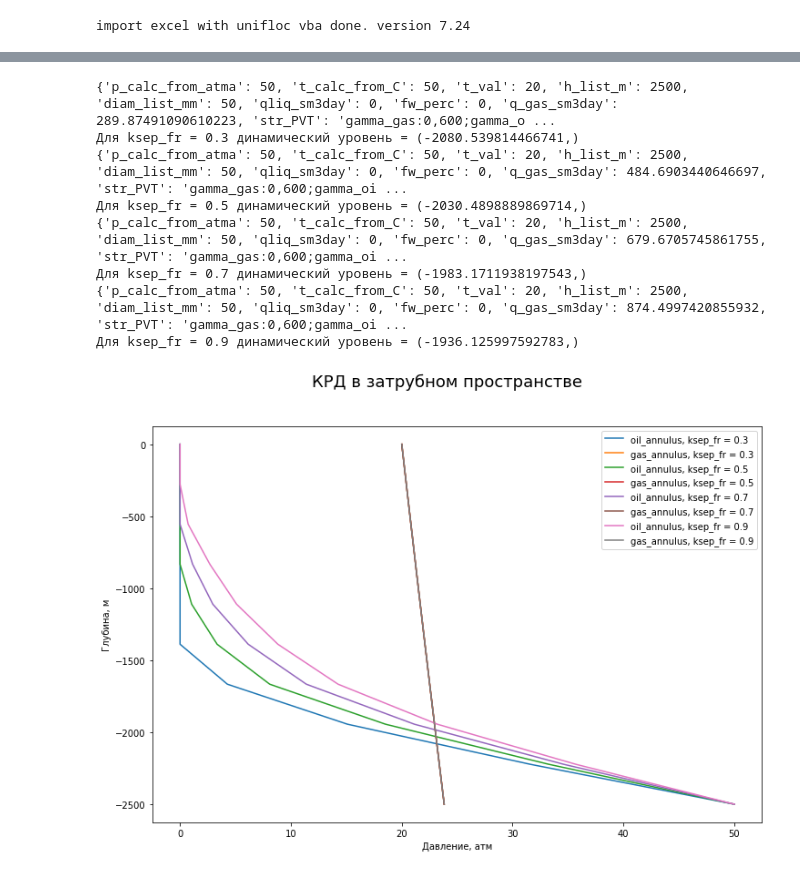
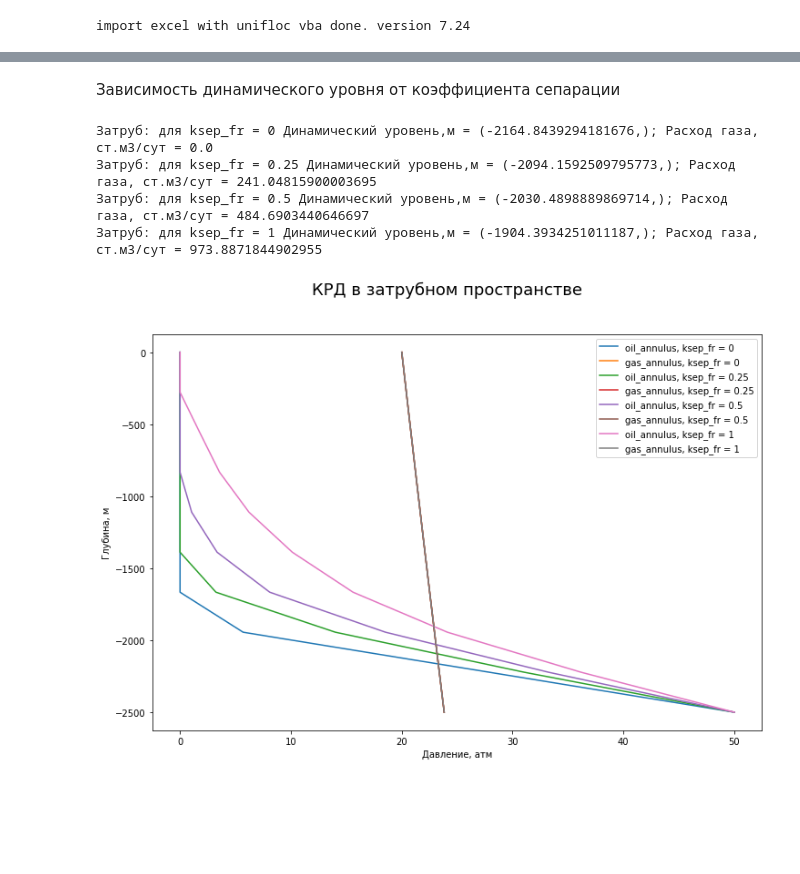
Before and after one commit to unifloc/unifloc_vba, a Jupyter notebook: examples_python/ex075.MF_Hdyn.ipynb, the cells around one changed output, grey strips where cells are left out. Saved outputs shown, nothing was run; the diff lists cells and outputs as text; code cells hidden in the pictures; blank space fills up the shorter version.

Commit message:
завершение работы над ex075.MF_Hdyn.ipynb

```diff
--- a/examples_python/ex075.MF_Hdyn.ipynb
+++ b/examples_python/ex075.MF_Hdyn.ipynb
@@ -101,3 +84,0 @@ r = covert_vba_result(vba_result,2)
-# %%
-for i in r.columns:
-    print(i, end = ', ')
@@ -224,40 +271,62 @@ def calc_annulus_with_sep(pvt_str_data_oil_annulus, pipeline_data_oil_annulus,
 # %%
 def sense_annulus(pipeline_data, pvt_str_data, parameter_sense,
-                  range_sense, pvt_edit=False, p_calc_annulus_atma=20):
+                  range_sense, pvt_edit=False, p_calc_annulus_atma=20, debug_mode=False):
+    """
+    Функция для анализа чуствительности при расчете затрубного пространства
+    pipeline_data: данные по потоку в НКТ, при этом
+        diam_list_mm - гидравлический диаметр затрубного пространства
+        qliq_sm3day - дебит жидкости на поверхности
+        fw_perc - обводненность
+    parameter_sense - ключ для параметра чувствительности
+    range_sense - диапазон изменения параметр
+    pvt_edit - флаг, если False, то parameter_sense для pipeline_data
+                        если True, то parameter_sense для pvt_str_data
+    p_calc_annulus_atma - давление в затрубе (примерно равно линейному)
+    """
+    if debug_mode:
+        print('\nlevel3: sense_annulus init \npvt_str_data, pipeline_data')
+        print(pvt_str_data)
+        print(pipeline_data)
 
     fig = plt.figure()
 
-    for i in range_sense:
+    for i in range_sense: #будем последовательно менять либо PVT свойства либо свойства потока
         if pvt_edit:
             pvt_str_data[parameter_sense] = i
             pipeline_data['str_PVT'] = UniflocVBA.PVT_encode_string(**pvt_str_data)
         else:
             pipeline_data[parameter_sense] = i
 
-
+        #создадим словарь PVT свойств для затрубного пространства
         pvt_str_data_oil_annulus = pvt_str_data.copy()
         pvt_str_data_oil_annulus['ksep_fr'] = 0
         pvt_str_data_oil_annulus['p_ksep_atma'] = -1
         pvt_str_data_oil_annulus['t_ksep_C'] = -1
-
-
+        #создадим словарь общих данных для затрубного пространства
         pipeline_data_oil_annulus = pipeline_data.copy()
         pipeline_data_oil_annulus['qliq_sm3day'] = 0
         pipeline_data_oil_annulus['fw_perc'] = 0
         pipeline_data_oil_annulus['str_PVT'] = UniflocVBA.PVT_encode_string(**pvt_str_data_oil_annulus)
 
-        vba_result_oil_annulus, vba_result_gas_annulus, this_hdyn_m = calc_annulus_with_sep(pvt_str_data_oil_annulus,
+        if debug_mode:
+            print('\nlevel2: sense_annulus \npvt_str_data_oil_annulus, pipeline_data_oil_annulus')
+            print(pvt_str_data_oil_annulus)
+            print(pipeline_data_oil_annulus)
+        #найдем динамический уровень
+        vba_result_oil_annulus, vba_result_gas_annulus, this_hdyn_m, qgas_m3day = calc_annulus_with_sep(pvt_str_data_oil_annulus,
                                                                                             pipeline_data_oil_annulus,
                                                                                             p_calc_annulus_atma,
                                                                                             pvt_str_data['ksep_fr'],
                                                                                             pipeline_data['qliq_sm3day'],
-                                                                                            pipeline_data['fw_perc'])
+                                                                                            pipeline_data['fw_perc'],
+                                                                                                       debug_mode)
+        #построим графики
         plt.plot(vba_result_oil_annulus['p,atma'], vba_result_oil_annulus.index * (-1),
                  label = f"oil_annulus, {parameter_sense} = {i}")
         plt.plot(vba_result_gas_annulus['p,atma'], vba_result_gas_annulus.index * (-1),
                  label = f"gas_annulus, {parameter_sense} = {i}")
 
-        print(f"Для {parameter_sense} = {i} динамический уровень = {this_hdyn_m}")
+        print(f"Затруб: для {parameter_sense} = {i} Динамический уровень,м = {this_hdyn_m}; Расход газа, ст.м3/сут = {qgas_m3day}")
 
 
     plt.legend(loc='upper right')
@@ -301,12 +389,10 @@ pipeline_data = {"p_calc_from_atma": 50,
+# %% [markdown]
+Зависимость динамического уровня от коэффициента сепарации
 # %%
-sense_annulus(pipeline_data.copy(), pvt_str_data.copy(), 'ksep_fr', [0.3,0.5,0.7,0.9], pvt_edit=True)
+sense_annulus(pipeline_data.copy(), pvt_str_data.copy(), 'ksep_fr', [0,0.25,0.5,1], pvt_edit=True, debug_mode=False)
 # %% [output]
-{'p_calc_from_atma': 50, 't_calc_from_C': 50, 't_val': 20, 'h_list_m': 2500, 'diam_list_mm': 50, 'qliq_sm3day': 0, 'fw_perc': 0, 'q_gas_sm3day': 289.87491090610223, 'str_PVT': 'gamma_gas:0,600;gamma_o ...
-Для ksep_fr = 0.3 динамический уровень = (-2080.539814466741,)
-{'p_calc_from_atma': 50, 't_calc_from_C': 50, 't_val': 20, 'h_list_m': 2500, 'diam_list_mm': 50, 'qliq_sm3day': 0, 'fw_perc': 0, 'q_gas_sm3day': 484.6903440646697, 'str_PVT': 'gamma_gas:0,600;gamma_oi ...
-Для ksep_fr = 0.5 динамический уровень = (-2030.4898889869714,)
-{'p_calc_from_atma': 50, 't_calc_from_C': 50, 't_val': 20, 'h_list_m': 2500, 'diam_list_mm': 50, 'qliq_sm3day': 0, 'fw_perc': 0, 'q_gas_sm3day': 679.6705745861755, 'str_PVT': 'gamma_gas:0,600;gamma_oi ...
-Для ksep_fr = 0.7 динамический уровень = (-1983.1711938197543,)
-{'p_calc_from_atma': 50, 't_calc_from_C': 50, 't_val': 20, 'h_list_m': 2500, 'diam_list_mm': 50, 'qliq_sm3day': 0, 'fw_perc': 0, 'q_gas_sm3day': 874.4997420855932, 'str_PVT': 'gamma_gas:0,600;gamma_oi ...
-Для ksep_fr = 0.9 динамический уровень = (-1936.125997592783,)
+Затруб: для ksep_fr = 0 Динамический уровень,м = (-2164.8439294181676,); Расход газа, ст.м3/сут = 0.0
+Затруб: для ksep_fr = 0.25 Динамический уровень,м = (-2094.1592509795773,); Расход газа, ст.м3/сут = 241.04815900003695
+Затруб: для ksep_fr = 0.5 Динамический уровень,м = (-2030.4898889869714,); Расход газа, ст.м3/сут = 484.6903440646697
+Затруб: для ksep_fr = 1 Динамический уровень,м = (-1904.3934251011187,); Расход газа, ст.м3/сут = 973.8871844902955
-[figure, old version]
+[figure, new version]
```
Also changed, not shown: parts of 35 cells of this notebook.
